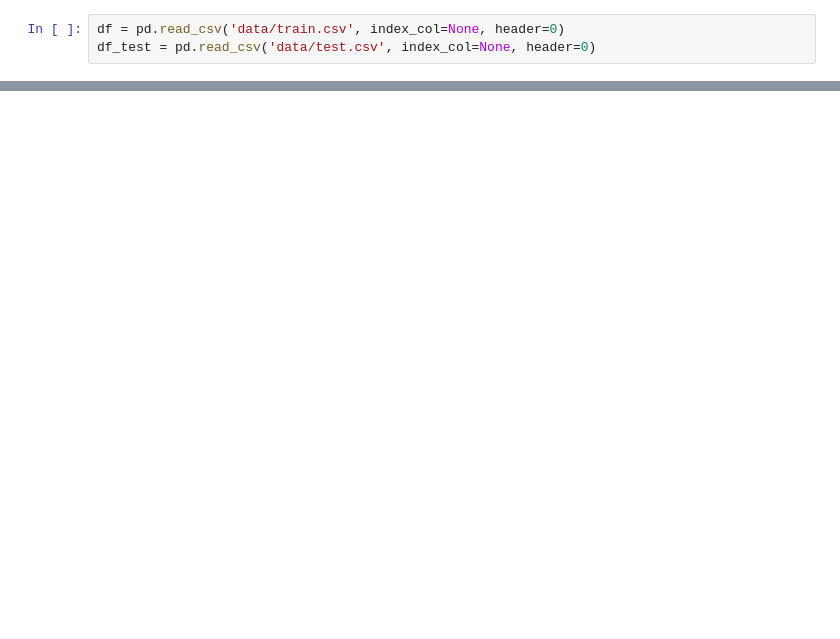
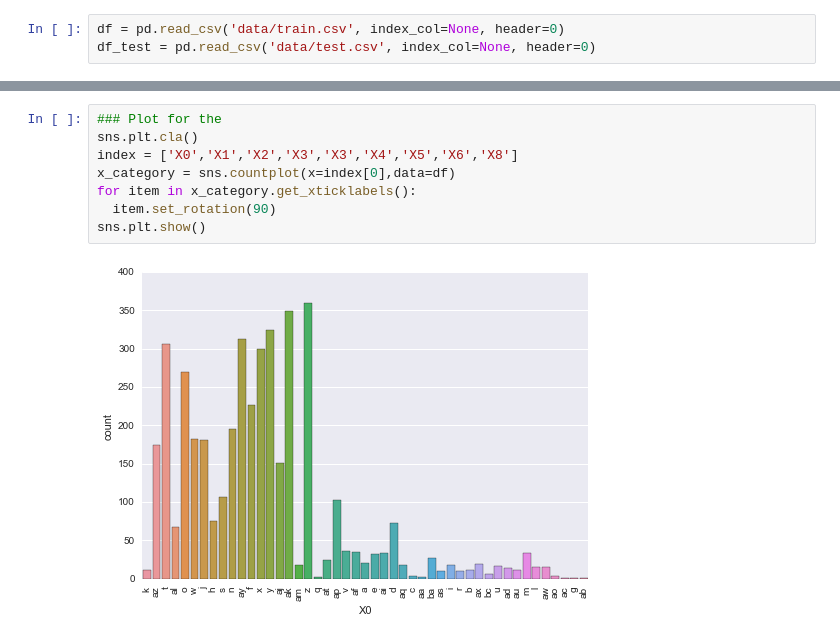
Before and after one commit to jeanette-nguyen/Mercedes-Test-Time, a Jupyter notebook: Mercedes_Test_Time.ipynb, the cells around one changed output, grey strips where cells are left out. Cells and saved outputs as stored; diff of their text form; blank space fills up the shorter version.

```diff
--- a/Mercedes_Test_Time.ipynb
+++ b/Mercedes_Test_Time.ipynb
@@ -42,0 +36,10 @@ for i in range(0,9):
+# %%
+### Plot for the
+sns.plt.cla()
+index = ['X0','X1','X2','X3','X3','X4','X5','X6','X8']
+x_category = sns.countplot(x=index[0],data=df)
+for item in x_category.get_xticklabels():
+  item.set_rotation(90)
+sns.plt.show()
+# %% [output]
+[figure, added]
```
Also changed, not shown: parts of 4 cells of this notebook.
